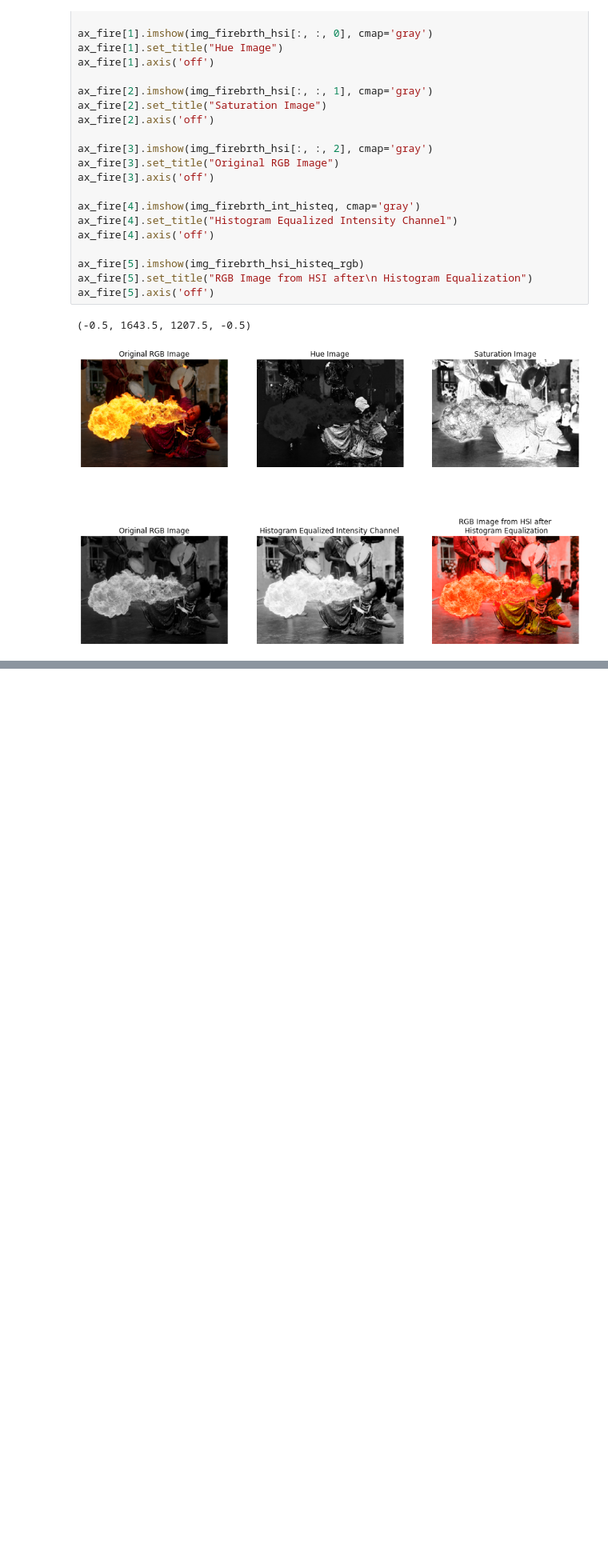
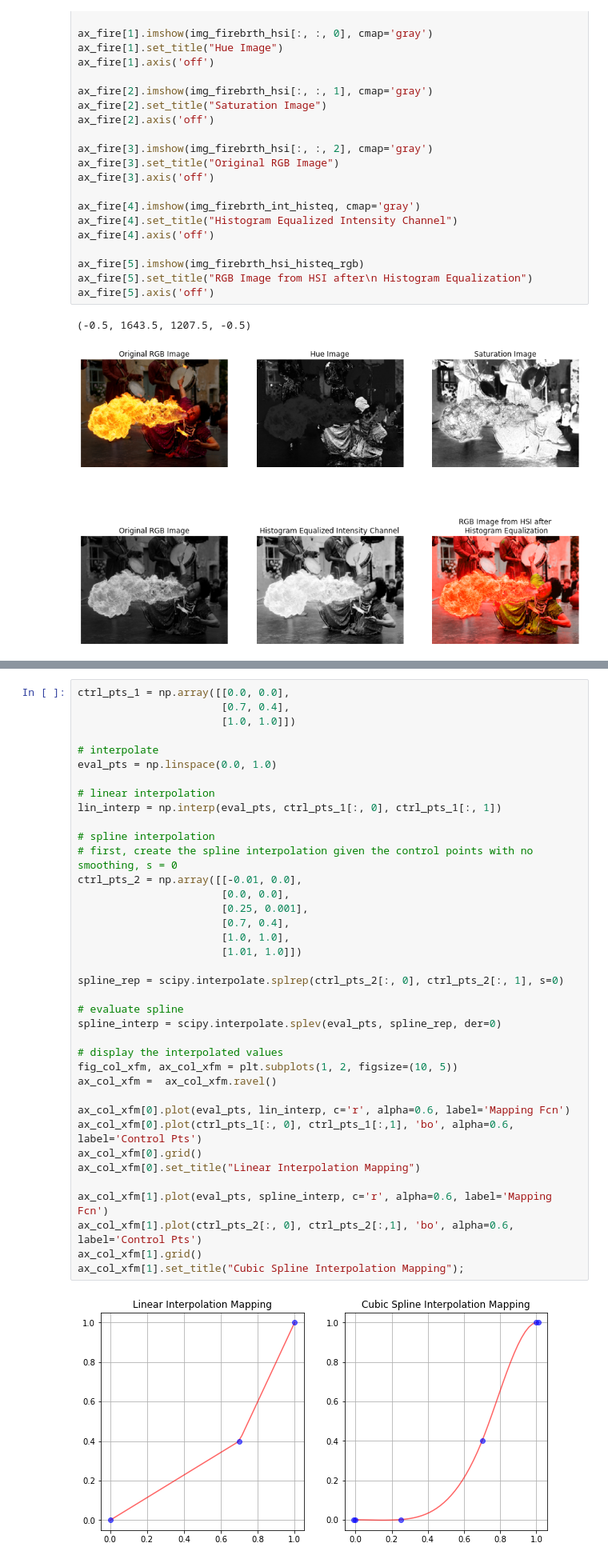
Before and after one commit to ecolon08/Digital-Image-Processing, a Jupyter notebook: Color Image Processing/ec_dip_color_img_proc_01.ipynb, the cells around one changed output, grey strips where cells are left out. Shown at 80% size. Drawn from its saved outputs; the diff is of its cells as text; blank space fills up the shorter version.

Commit message:
Add color mappings example and notes

```diff
--- a/Color Image Processing/ec_dip_color_img_proc_01.ipynb
+++ b/Color Image Processing/ec_dip_color_img_proc_01.ipynb
@@ -274,0 +308,40 @@ ax_fire[5].axis('off')
+# %%
+ctrl_pts_1 = np.array([[0.0, 0.0],
+                       [0.7, 0.4],
+                       [1.0, 1.0]])
+
+# interpolate
+eval_pts = np.linspace(0.0, 1.0)
+
+# linear interpolation
+lin_interp = np.interp(eval_pts, ctrl_pts_1[:, 0], ctrl_pts_1[:, 1])
+
+# spline interpolation
+# first, create the spline interpolation given the control points with no smoothing, s = 0
+ctrl_pts_2 = np.array([[-0.01, 0.0],
+                       [0.0, 0.0],
+                       [0.25, 0.001],
+                       [0.7, 0.4],
+                       [1.0, 1.0],
+                       [1.01, 1.0]])
+
+spline_rep = scipy.interpolate.splrep(ctrl_pts_2[:, 0], ctrl_pts_2[:, 1], s=0)
+
+# evaluate spline
+spline_interp = scipy.interpolate.splev(eval_pts, spline_rep, der=0)
+
+# display the interpolated values
+fig_col_xfm, ax_col_xfm = plt.subplots(1, 2, figsize=(10, 5))
+ax_col_xfm =  ax_col_xfm.ravel()
+
+ax_col_xfm[0].plot(eval_pts, lin_interp, c='r', alpha=0.6, label='Mapping Fcn')
+ax_col_xfm[0].plot(ctrl_pts_1[:, 0], ctrl_pts_1[:,1], 'bo', alpha=0.6, label='Control Pts')
+ax_col_xfm[0].grid()
+ax_col_xfm[0].set_title("Linear Interpolation Mapping")
+
+ax_col_xfm[1].plot(eval_pts, spline_interp, c='r', alpha=0.6, label='Mapping Fcn')
+ax_col_xfm[1].plot(ctrl_pts_2[:, 0], ctrl_pts_2[:,1], 'bo', alpha=0.6, label='Control Pts')
+ax_col_xfm[1].grid()
+ax_col_xfm[1].set_title("Cubic Spline Interpolation Mapping");
+# %% [output]
+[figure, added]
```
Also changed, not shown: parts of 4 cells of this notebook.
